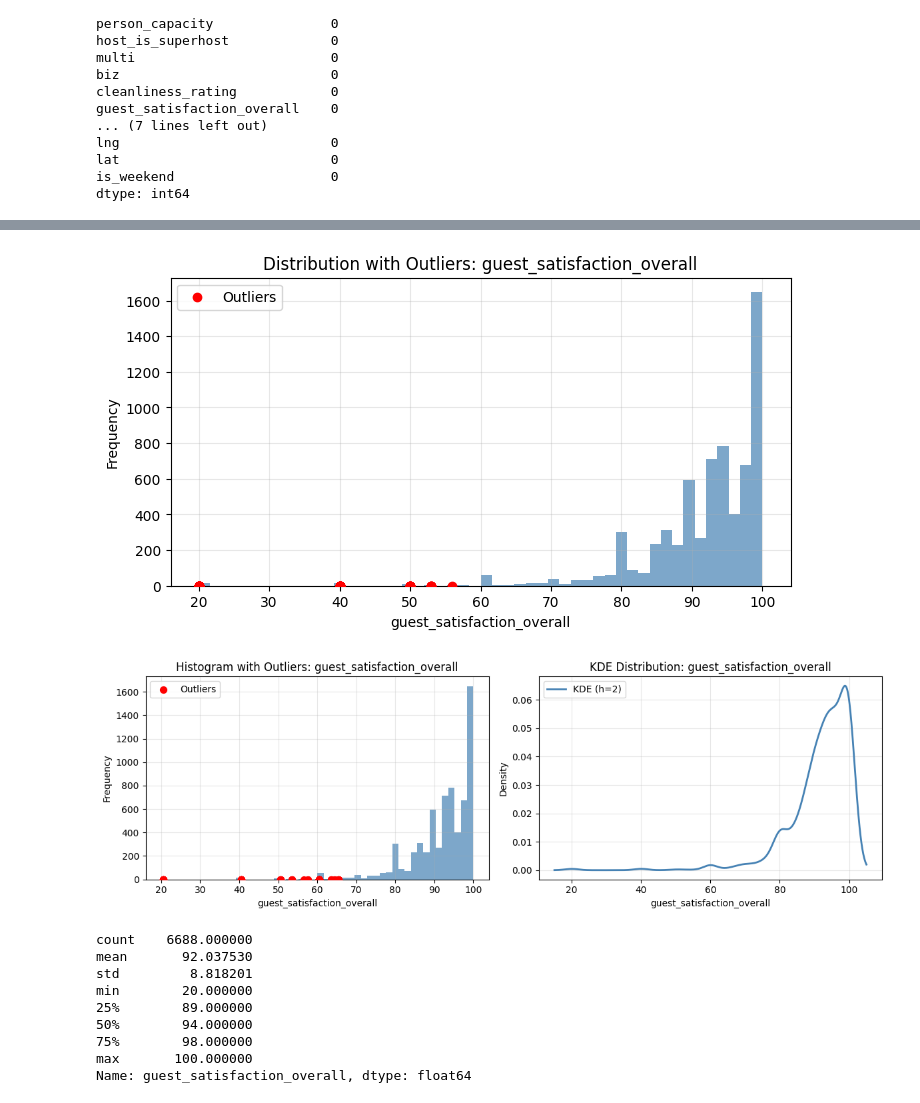
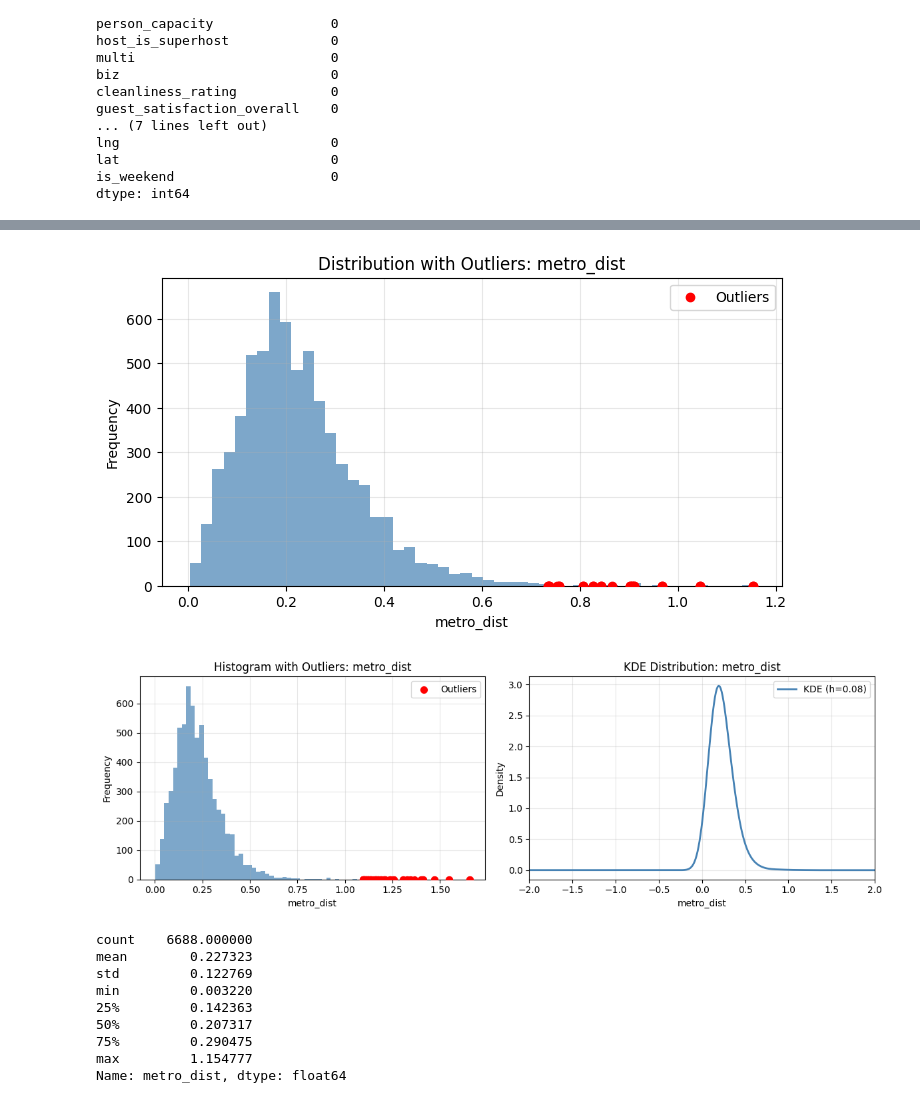
Before and after one commit to WaShindeiru/data_mining, a Jupyter notebook: density.ipynb, the cells around one changed output, grey strips where cells are left out. Cells and saved outputs as stored; diff of their text form; code cells hidden in the pictures.

Commit message:
add outliers

```diff
--- a/density.ipynb
+++ b/density.ipynb
@@ -154,24 +155,25 @@ def plot_kde_with_outliers(df, col, h=0.5, z_tresh=3):
     ax2.set_ylabel('Density')
     ax2.legend()
     ax2.grid(True, alpha=0.3)
+    ax2.set_xlim([-2, 2])
 
     plt.tight_layout()
     plt.show()
     return df[col].describe()
 # %%
-col = "guest_satisfaction_overall"
+col = "metro_dist"
 outliers = get_outlier_rows(paris_all, col)
 plot_distribution_with_outliers(paris_all, col)
-plot_kde_with_outliers(paris_all, col, h=2)
+plot_kde_with_outliers(paris_all, col, h=0.08)
 # %% [output]
-[figure, old version]
+[figure, new version]
-[figure, old version]
+[figure, new version]
 count    6688.000000
-mean       92.037530
-std         8.818201
-min        20.000000
-25%        89.000000
-50%        94.000000
-75%        98.000000
-max       100.000000
-Name: guest_satisfaction_overall, dtype: float64
+mean        0.227323
+std         0.122769
+min         0.003220
+25%         0.142363
+50%         0.207317
+75%         0.290475
+max         1.154777
+Name: metro_dist, dtype: float64
```
Also changed, not shown: parts of 1 cell of this notebook, 2 other files.
